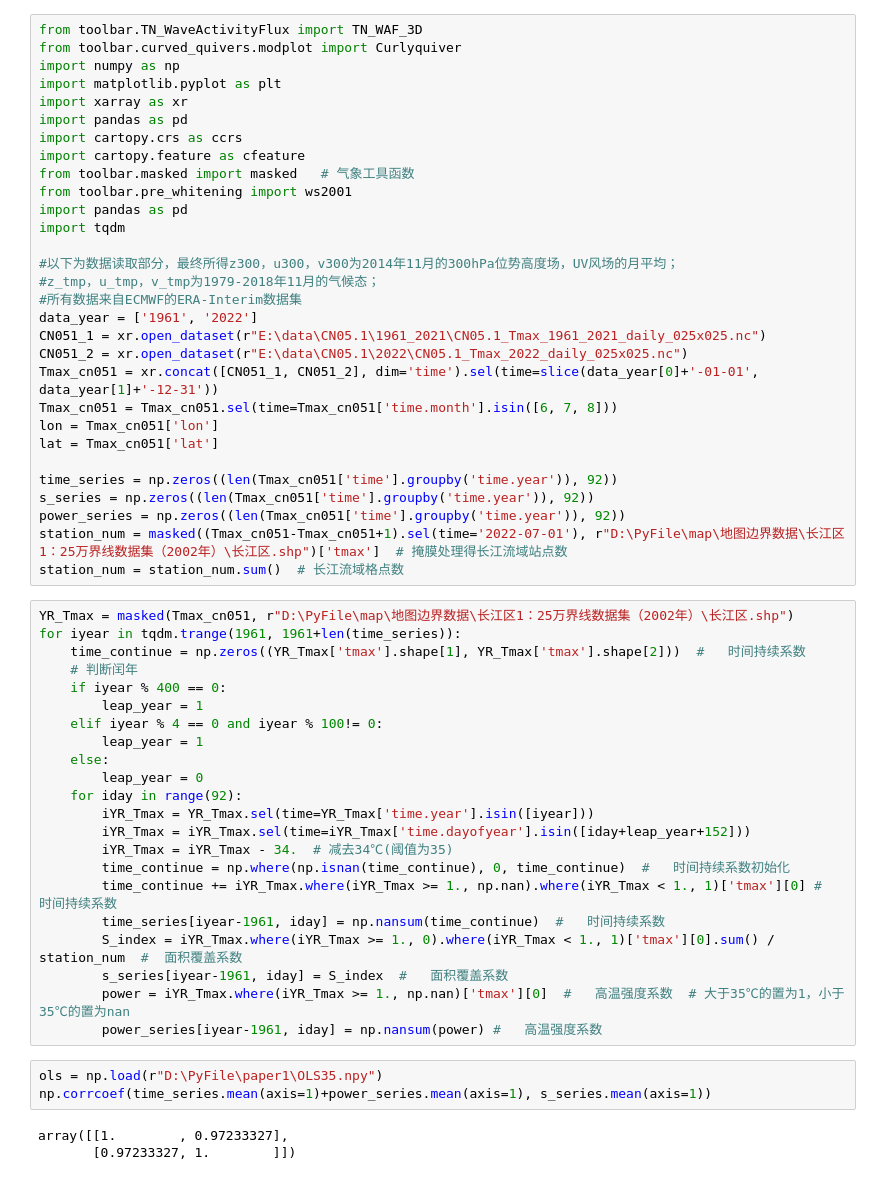
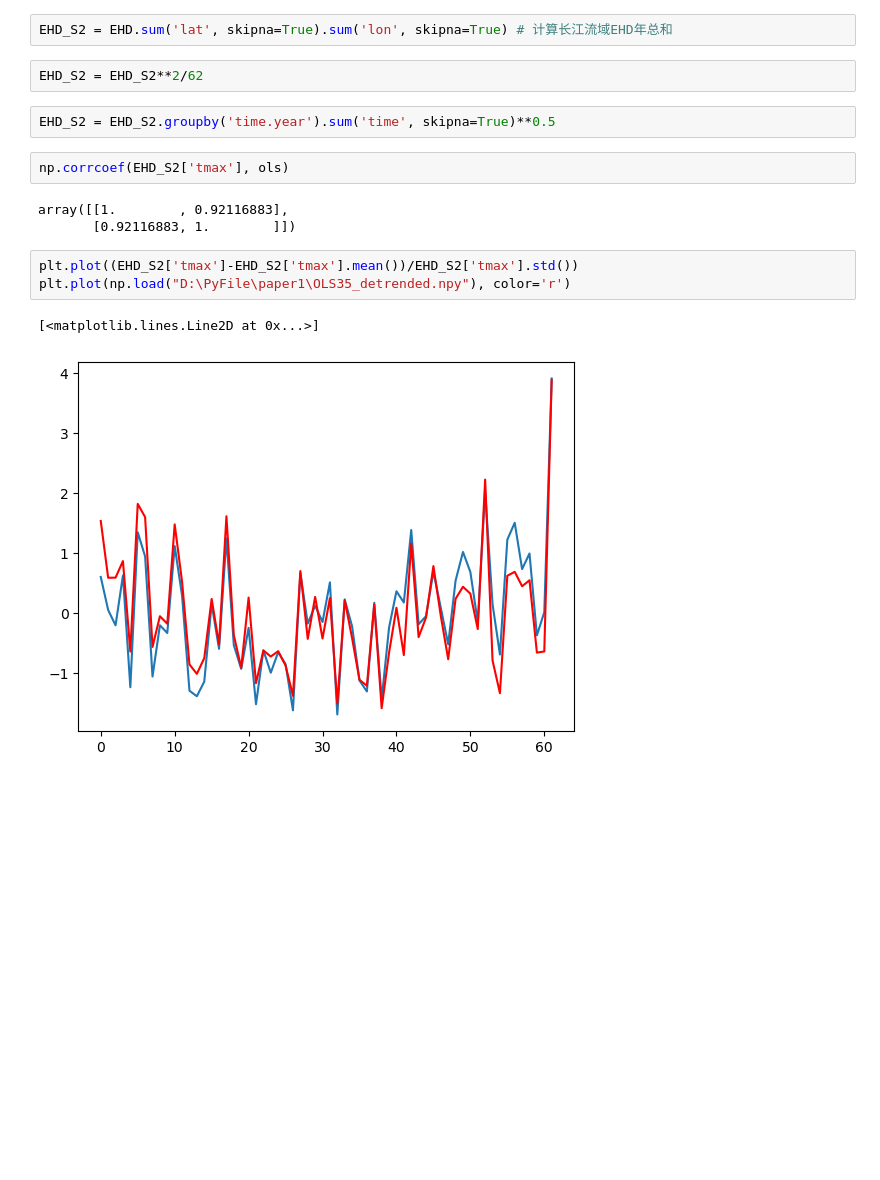
Before and after one commit to hhhopsong/work, a Jupyter notebook: Meteorological/test.ipynb, the cells around one changed output. Saved outputs shown, nothing was run; the diff lists cells and outputs as text; blank space fills up the shorter version.

```diff
--- a/Meteorological/test.ipynb
+++ b/Meteorological/test.ipynb
@@ -1,58 +32,17 @@
+# %%
+EHD_S2 = EHD.sum('lat', skipna=True).sum('lon', skipna=True) # 计算长江流域EHD年总和
+# %%
+EHD_S2 = EHD_S2**2/62
+# %%
+EHD_S2 = EHD_S2.groupby('time.year').sum('time', skipna=True)**0.5
+# %%
+np.corrcoef(EHD_S2['tmax'], ols)
+# %% [output]
+array([[1.        , 0.92116883],
+       [0.92116883, 1.        ]])
 # %%
-from toolbar.TN_WaveActivityFlux import TN_WAF_3D
-from toolbar.curved_quivers.modplot import Curlyquiver
-import numpy as np
-import matplotlib.pyplot as plt
-import xarray as xr
-import pandas as pd
-import cartopy.crs as ccrs
-import cartopy.feature as cfeature
-from toolbar.masked import masked   # 气象工具函数
-from toolbar.pre_whitening import ws2001
-import pandas as pd
-import tqdm
-
-#以下为数据读取部分，最终所得z300，u300，v300为2014年11月的300hPa位势高度场，UV风场的月平均；
-#z_tmp，u_tmp，v_tmp为1979-2018年11月的气候态；
-#所有数据来自ECMWF的ERA-Interim数据集
-data_year = ['1961', '2022']
-CN051_1 = xr.open_dataset(r"E:\data\CN05.1\1961_2021\CN05.1_Tmax_1961_2021_daily_025x025.nc")
-CN051_2 = xr.open_dataset(r"E:\data\CN05.1\2022\CN05.1_Tmax_2022_daily_025x025.nc")
-Tmax_cn051 = xr.concat([CN051_1, CN051_2], dim='time').sel(time=slice(data_year[0]+'-01-01', data_year[1]+'-12-31'))
-Tmax_cn051 = Tmax_cn051.sel(time=Tmax_cn051['time.month'].isin([6, 7, 8]))
-lon = Tmax_cn051['lon']
-lat = Tmax_cn051['lat']
-
-time_series = np.zeros((len(Tmax_cn051['time'].groupby('time.year')), 92))
-s_series = np.zeros((len(Tmax_cn051['time'].groupby('time.year')), 92))
-power_series = np.zeros((len(Tmax_cn051['time'].groupby('time.year')), 92))
-station_num = masked((Tmax_cn051-Tmax_cn051+1).sel(time='2022-07-01'), r"D:\PyFile\map\地图边界数据\长江区1：25万界线数据集（2002年）\长江区.shp")['tmax']  # 掩膜处理得长江流域站点数
-station_num = station_num.sum()  # 长江流域格点数
+plt.plot((EHD_S2['tmax']-EHD_S2['tmax'].mean())/EHD_S2['tmax'].std())
+plt.plot(np.load("D:\PyFile\paper1\OLS35_detrended.npy"), color='r')
+# %% [output]
+[<matplotlib.lines.Line2D at 0x...>]
+[figure, added]
-# %%
-YR_Tmax = masked(Tmax_cn051, r"D:\PyFile\map\地图边界数据\长江区1：25万界线数据集（2002年）\长江区.shp")
-for iyear in tqdm.trange(1961, 1961+len(time_series)):
-    time_continue = np.zeros((YR_Tmax['tmax'].shape[1], YR_Tmax['tmax'].shape[2]))  #   时间持续系数
-    # 判断闰年
-    if iyear % 400 == 0:
-        leap_year = 1
-    elif iyear % 4 == 0 and iyear % 100!= 0:
-        leap_year = 1
-    else:
-        leap_year = 0
-    for iday in range(92):
-        iYR_Tmax = YR_Tmax.sel(time=YR_Tmax['time.year'].isin([iyear]))
-        iYR_Tmax = iYR_Tmax.sel(time=iYR_Tmax['time.dayofyear'].isin([iday+leap_year+152]))
-        iYR_Tmax = iYR_Tmax - 34.  # 减去34℃(阈值为35)
-        time_continue = np.where(np.isnan(time_continue), 0, time_continue)  #   时间持续系数初始化
-        time_continue += iYR_Tmax.where(iYR_Tmax >= 1., np.nan).where(iYR_Tmax < 1., 1)['tmax'][0] #   时间持续系数
-        time_series[iyear-1961, iday] = np.nansum(time_continue)  #   时间持续系数
-        S_index = iYR_Tmax.where(iYR_Tmax >= 1., 0).where(iYR_Tmax < 1., 1)['tmax'][0].sum() / station_num  #  面积覆盖系数
-        s_series[iyear-1961, iday] = S_index  #   面积覆盖系数
-        power = iYR_Tmax.where(iYR_Tmax >= 1., np.nan)['tmax'][0]  #   高温强度系数  # 大于35℃的置为1，小于35℃的置为nan
-        power_series[iyear-1961, iday] = np.nansum(power) #   高温强度系数
-# %%
-ols = np.load(r"D:\PyFile\paper1\OLS35.npy")
-np.corrcoef(time_series.mean(axis=1)+power_series.mean(axis=1), s_series.mean(axis=1))
-# %% [output]
-array([[1.        , 0.97233327],
-       [0.97233327, 1.        ]])
```
Also changed, not shown: parts of 6 cells of this notebook, 5 other files.
